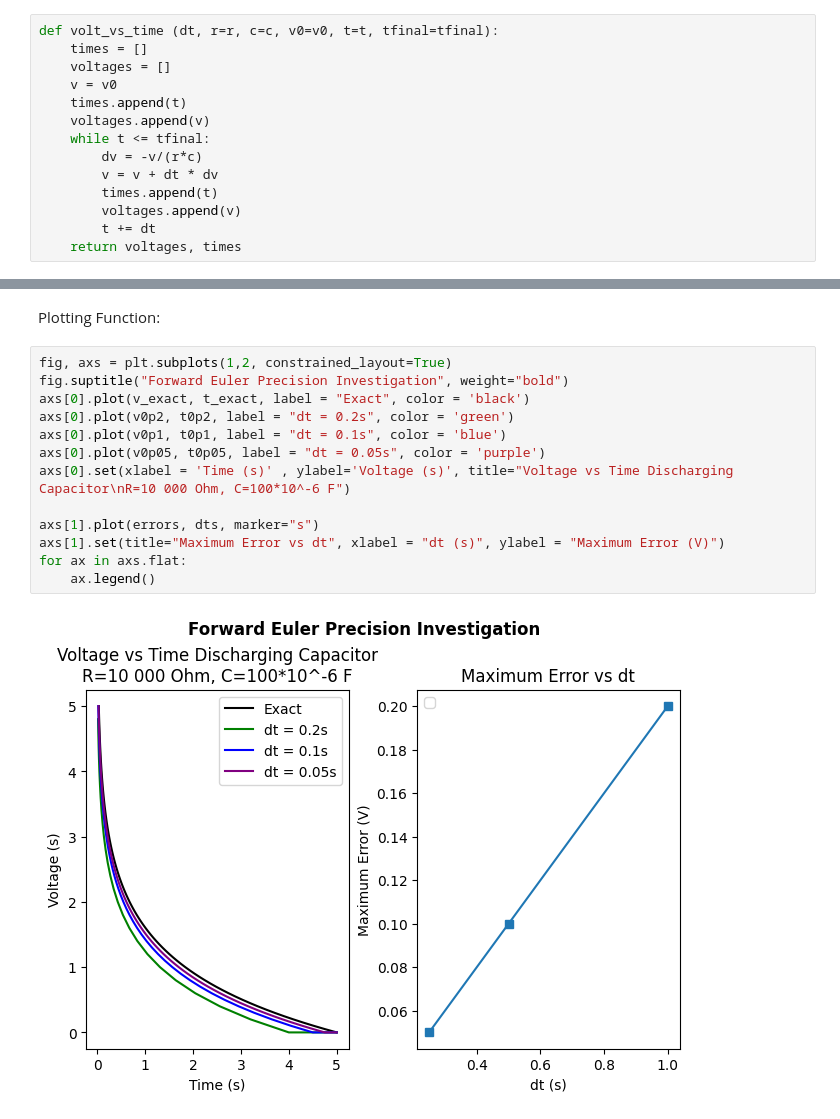
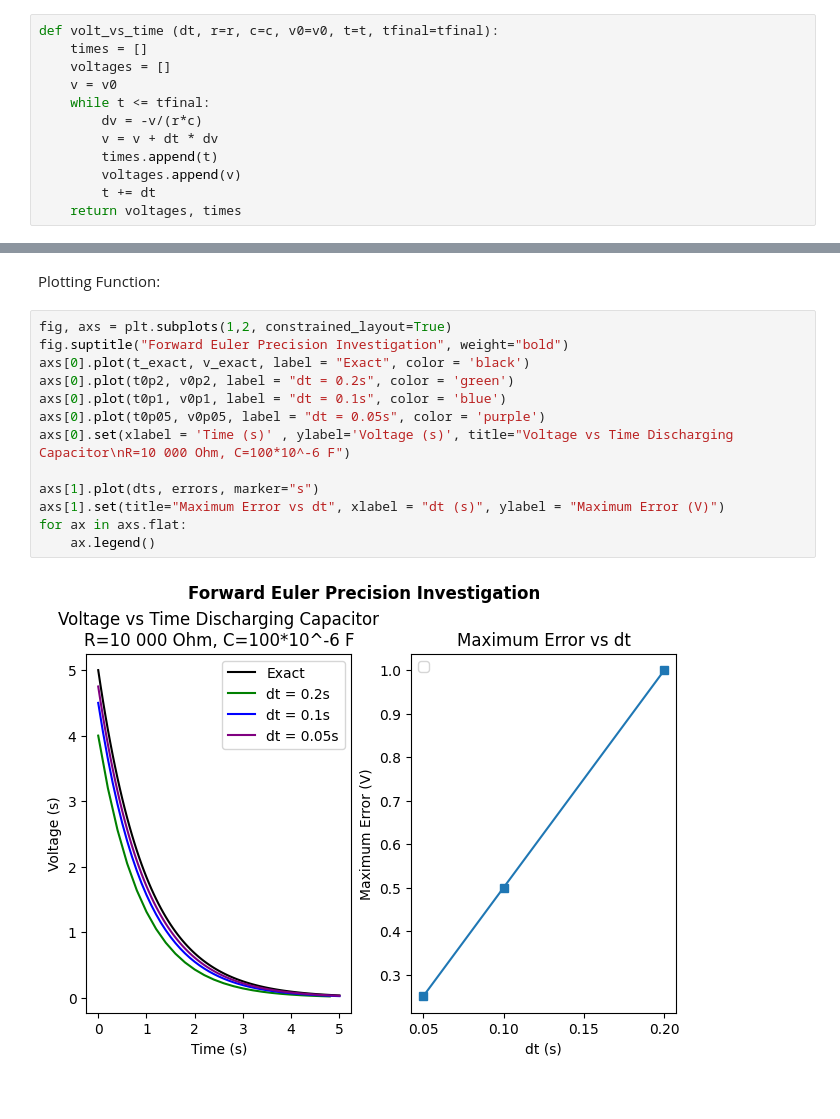
Before and after one commit to laineviestenz/physics_projects, a Jupyter notebook: weekly_challenges/week_1.ipynb, the cells around one changed output, grey strips where cells are left out. Cells and saved outputs as stored; diff of their text form.

Commit message:
fixed plots (x,y reversed)

```diff
--- a/weekly_challenges/week_1.ipynb
+++ b/weekly_challenges/week_1.ipynb
@@ -23,8 +23,6 @@ def volt_vs_time (dt, r=r, c=c, v0=v0, t=t, tfinal=tfinal):
     times = []
     voltages = []
     v = v0
-    times.append(t)
-    voltages.append(v)
     while t <= tfinal:
         dv = -v/(r*c)
         v = v + dt * dv
@@ -73,15 +71,15 @@ Plotting Function:
 # %%
 fig, axs = plt.subplots(1,2, constrained_layout=True)
 fig.suptitle("Forward Euler Precision Investigation", weight="bold")
-axs[0].plot(v_exact, t_exact, label = "Exact", color = 'black')
-axs[0].plot(v0p2, t0p2, label = "dt = 0.2s", color = 'green')
-axs[0].plot(v0p1, t0p1, label = "dt = 0.1s", color = 'blue')
-axs[0].plot(v0p05, t0p05, label = "dt = 0.05s", color = 'purple')
+axs[0].plot(t_exact, v_exact, label = "Exact", color = 'black')
+axs[0].plot(t0p2, v0p2, label = "dt = 0.2s", color = 'green')
+axs[0].plot(t0p1, v0p1, label = "dt = 0.1s", color = 'blue')
+axs[0].plot(t0p05, v0p05, label = "dt = 0.05s", color = 'purple')
 axs[0].set(xlabel = 'Time (s)' , ylabel='Voltage (s)', title="Voltage vs Time Discharging Capacitor\nR=10 000 Ohm, C=100*10^-6 F")
 
-axs[1].plot(errors, dts, marker="s")
+axs[1].plot(dts, errors, marker="s")
 axs[1].set(title="Maximum Error vs dt", xlabel = "dt (s)", ylabel = "Maximum Error (V)")
 for ax in axs.flat:
     ax.legend()
 # %% [output]
-[figure, old version]
+[figure, new version]
```
